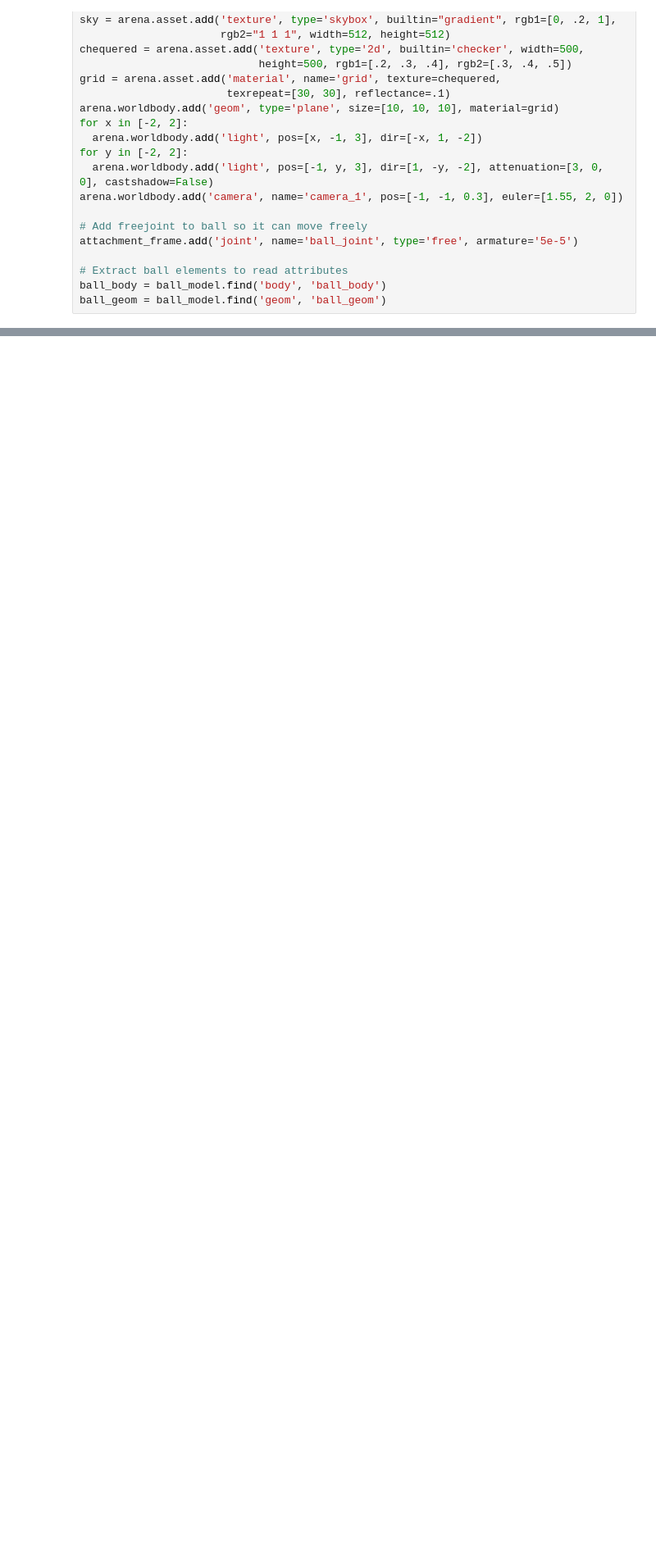
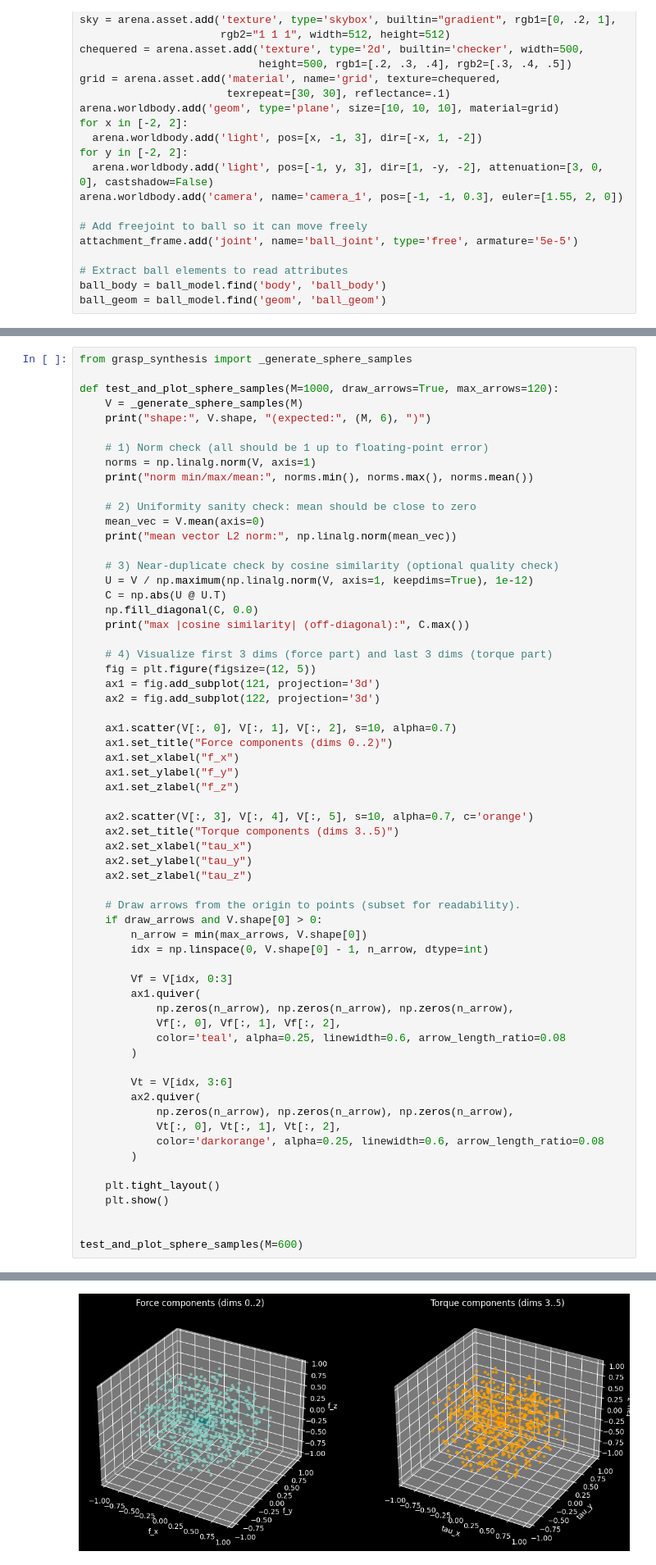
Before and after one commit to YingK8/eeca106b-project, a Jupyter notebook: project4a/main.ipynb, the cells around one changed output, grey strips where cells are left out. Shown at 82% size. Cells and saved outputs as stored; diff of their text form; blank space fills up the shorter version.

```diff
--- a/project4a/main.ipynb
+++ b/project4a/main.ipynb
@@ -309,0 +322,63 @@ PIL.Image.fromarray(physics.render(height=480, width=640, camera_id=camera_id1))
+# %%
+from grasp_synthesis import _generate_sphere_samples
+
+def test_and_plot_sphere_samples(M=1000, draw_arrows=True, max_arrows=120):
+    V = _generate_sphere_samples(M)
+    print("shape:", V.shape, "(expected:", (M, 6), ")")
+
+    # 1) Norm check (all should be 1 up to floating-point error)
+    norms = np.linalg.norm(V, axis=1)
+    print("norm min/max/mean:", norms.min(), norms.max(), norms.mean())
+
+    # 2) Uniformity sanity check: mean should be close to zero
+    mean_vec = V.mean(axis=0)
+    print("mean vector L2 norm:", np.linalg.norm(mean_vec))
+
+    # 3) Near-duplicate check by cosine similarity (optional quality check)
+    U = V / np.maximum(np.linalg.norm(V, axis=1, keepdims=True), 1e-12)
+    C = np.abs(U @ U.T)
+    np.fill_diagonal(C, 0.0)
+    print("max |cosine similarity| (off-diagonal):", C.max())
+
+    # 4) Visualize first 3 dims (force part) and last 3 dims (torque part)
+    fig = plt.figure(figsize=(12, 5))
+    ax1 = fig.add_subplot(121, projection='3d')
+    ax2 = fig.add_subplot(122, projection='3d')
+
+    ax1.scatter(V[:, 0], V[:, 1], V[:, 2], s=10, alpha=0.7)
+    ax1.set_title("Force components (dims 0..2)")
+    ax1.set_xlabel("f_x")
+    ax1.set_ylabel("f_y")
+    ax1.set_zlabel("f_z")
+
+    ax2.scatter(V[:, 3], V[:, 4], V[:, 5], s=10, alpha=0.7, c='orange')
+    ax2.set_title("Torque components (dims 3..5)")
+    ax2.set_xlabel("tau_x")
+    ax2.set_ylabel("tau_y")
+    ax2.set_zlabel("tau_z")
+
+    # Draw arrows from the origin to points (subset for readability).
+    if draw_arrows and V.shape[0] > 0:
+        n_arrow = min(max_arrows, V.shape[0])
+        idx = np.linspace(0, V.shape[0] - 1, n_arrow, dtype=int)
+
+        Vf = V[idx, 0:3]
+        ax1.quiver(
+            np.zeros(n_arrow), np.zeros(n_arrow), np.zeros(n_arrow),
+            Vf[:, 0], Vf[:, 1], Vf[:, 2],
+            color='teal', alpha=0.25, linewidth=0.6, arrow_length_ratio=0.08
+        )
+
+        Vt = V[idx, 3:6]
+        ax2.quiver(
+            np.zeros(n_arrow), np.zeros(n_arrow), np.zeros(n_arrow),
+            Vt[:, 0], Vt[:, 1], Vt[:, 2],
+            color='darkorange', alpha=0.25, linewidth=0.6, arrow_length_ratio=0.08
+        )
+
+    plt.tight_layout()
+    plt.show()
+
+
+test_and_plot_sphere_samples(M=600)
+# %% [output]
@@ -310,3 +389,4 @@ PIL.Image.fromarray(physics.render(height=480, width=640, camera_id=camera_id1))
+[figure, added]
 # %%
 from AllegroHandEnv import AllegroHandEnvSphere
 from grasp_synthesis import synthesize_grasp
```
Also changed, not shown: parts of 6 cells of this notebook, 10 other files.
